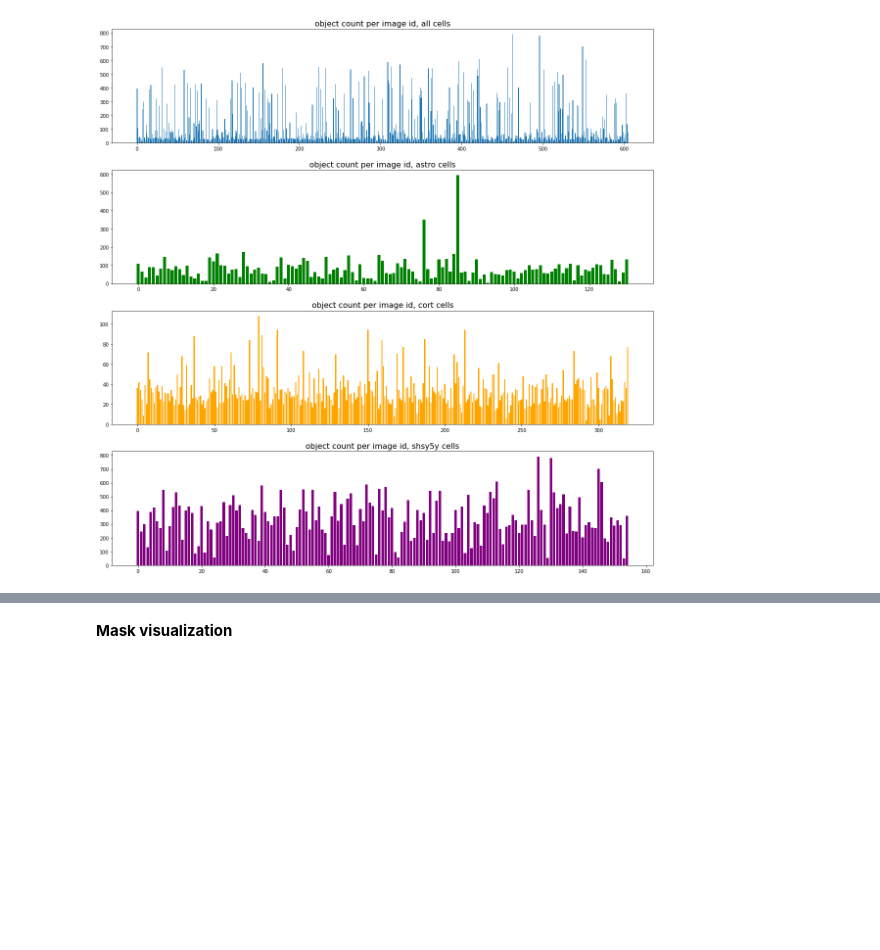
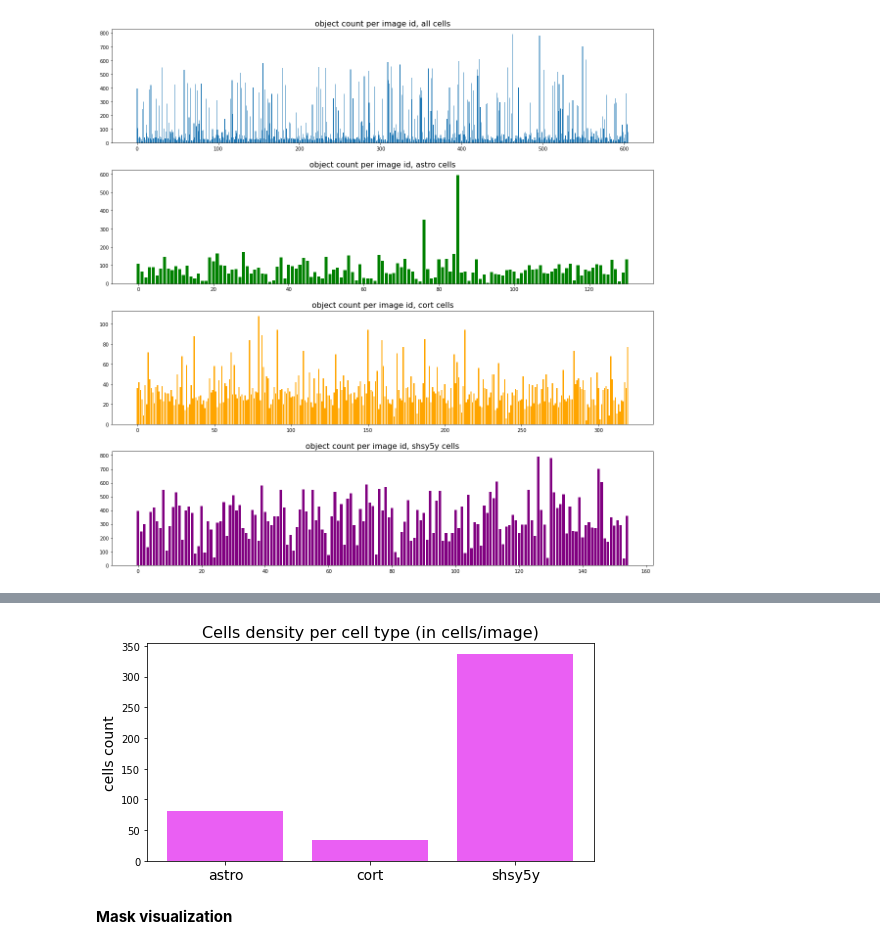
Before and after one commit to Rickyviii/M-RCNN-for-Kaggle-Cells-competition, a Jupyter notebook: kaggle_competition_cells.ipynb, the cells around one changed output, grey strips where cells are left out. Drawn from its saved outputs; the diff is of its cells as text; code cells hidden in the pictures; blank space fills up the shorter version.

```diff
--- a/kaggle_competition_cells.ipynb
+++ b/kaggle_competition_cells.ipynb
@@ -330,0 +349,3 @@ plt.tight_layout(h_pad = 2)
+# %%
+df_ct_mean = train_csv.groupby(['id','cell_type']).count().reset_index().groupby('cell_type').agg(Mean_per_image = ('annotation', 'mean'))
+df_ct_mean
@@ -331,3 +358,13 @@ plt.tight_layout(h_pad = 2)
+# %%
+fig = plt.figure(figsize = (8,4))
+
+plt.bar(df_ct_mean.index, df_ct_mean.Mean_per_image, color = "#ea5ff3")
+ax = plt.gca()
+ax.set_ylabel ("cells count", size = 14)
+ax.set_xticklabels (df_ct_mean.index, size = 14)
+ax.set_title('Cells density per cell type (in cells/image)', size =  16);
+# %% [output]
+[figure, added]
 # %% [markdown]
 **Mask visualization**
 # %% [markdown]
```
Also changed, not shown: parts of 30 cells of this notebook.
